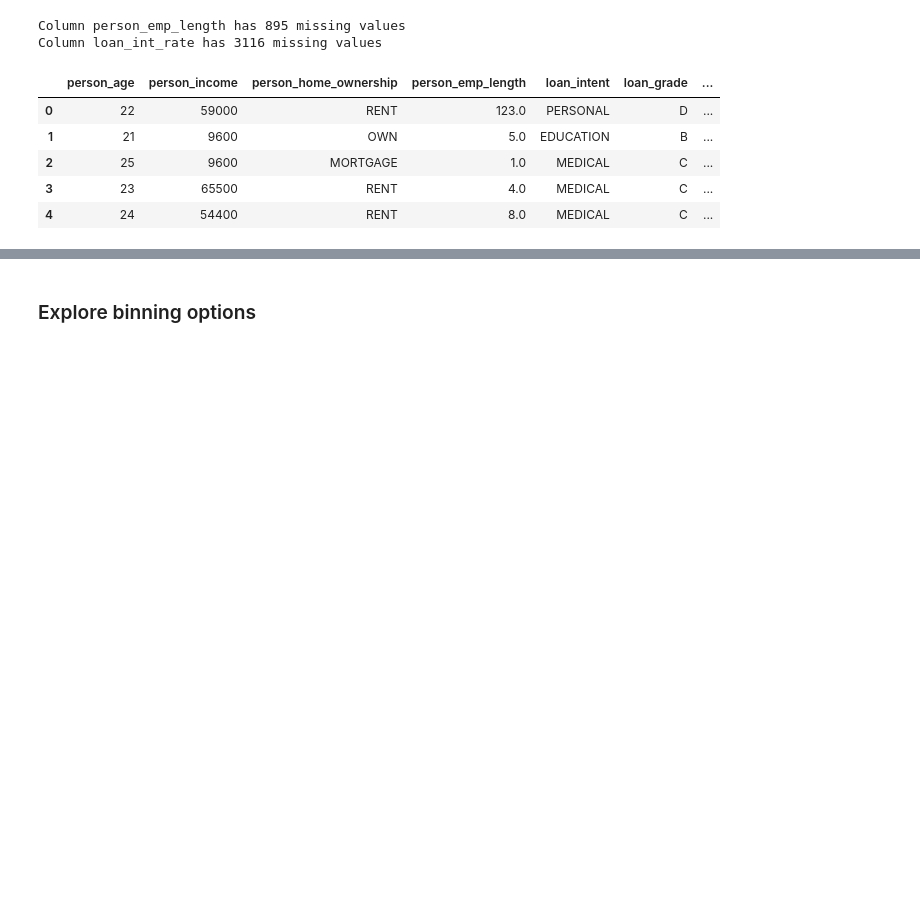
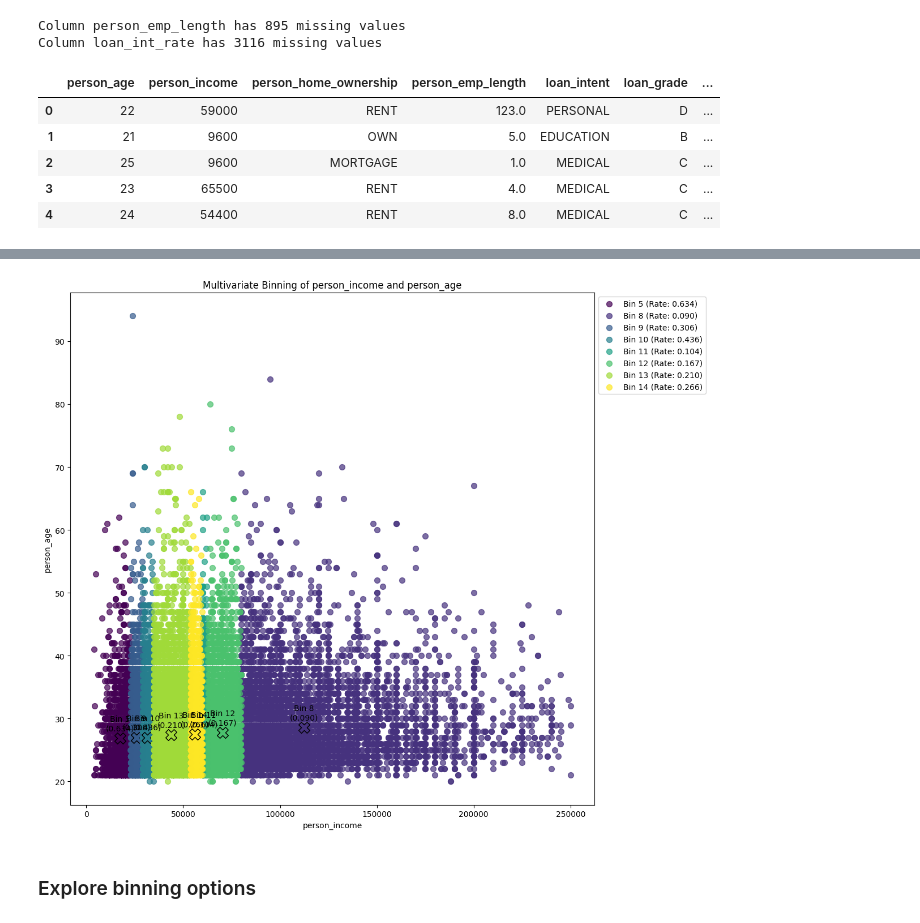
Before and after one commit to Ruben-Boeckx/Loan-approval, a Jupyter notebook: binning.ipynb, the cells around one changed output, grey strips where cells are left out. Cells and saved outputs as stored; diff of their text form; code cells hidden in the pictures; blank space fills up the shorter version.

```diff
--- a/binning.ipynb
+++ b/binning.ipynb
@@ -32,3 +78,13 @@ Column loan_int_rate has 3116 missing values
+# %%
+visualize_multivariate_bins(
+        binned_df,
+        features,
+        'loan_status',
+        'person_income_and_person_age_bin',
+        bin_stats
+    )
+# %% [output]
+[figure, added]
 # %% [markdown]
 ### Explore binning options
 # %% [markdown]
```
Also changed, not shown: parts of 6 cells of this notebook, 1 other file.
